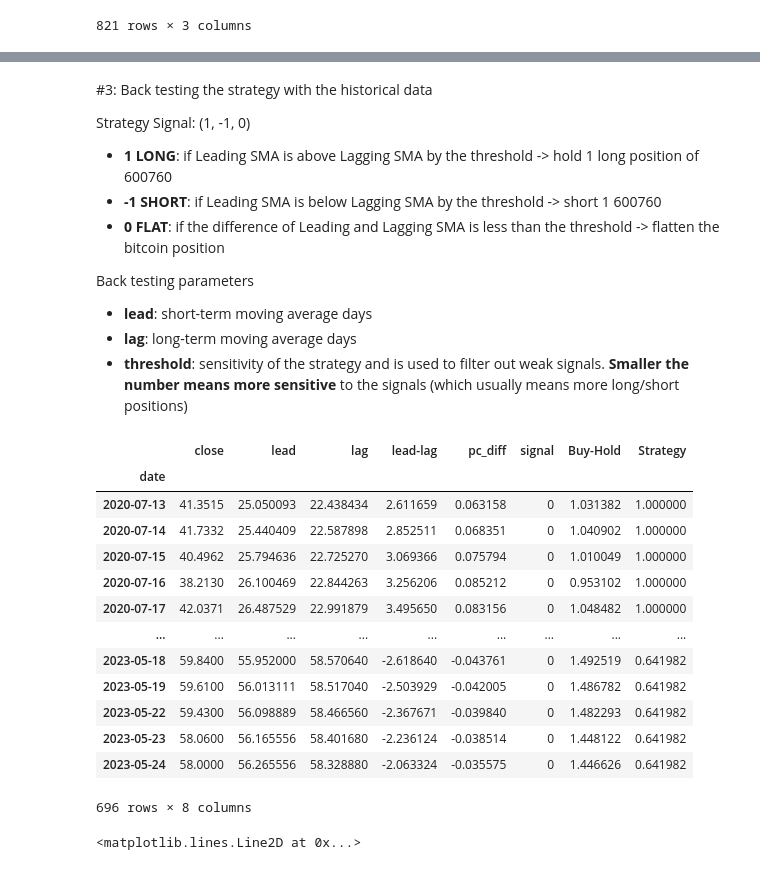
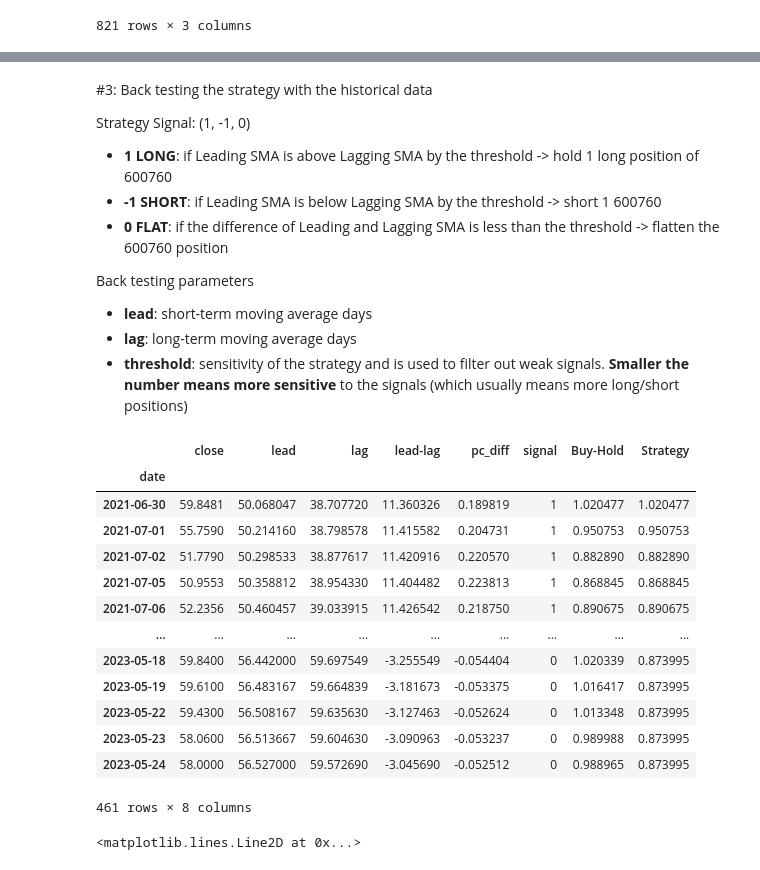
Before and after one commit to yufeili1/zhsf1, a Jupyter notebook: 600760_sma_and_machine_learning.ipynb, the cells around one changed output, grey strips where cells are left out. Cells and saved outputs as stored; diff of their text form; code cells hidden in the pictures.

```diff
--- a/600760_sma_and_machine_learning.ipynb
+++ b/600760_sma_and_machine_learning.ipynb
@@ -172,7 +182,7 @@ Strategy Signal: (1, -1, 0)
 
 *   **1 LONG**: if Leading SMA is above Lagging SMA by the threshold -> hold 1 long position of 600760
 *   **-1 SHORT**: if Leading SMA is below Lagging SMA by the threshold -> short 1 600760
-*   **0 FLAT**: if the difference of Leading and Lagging SMA is less than the threshold -> flatten the bitcoin position
+*   **0 FLAT**: if the difference of Leading and Lagging SMA is less than the threshold -> flatten the 600760 position
 
 
 Back testing parameters
@@ -182,29 +192,29 @@ Back testing parameters
 # %%
 #@title Run back testing with different parameters
 
-lead = 45 #@param {type:"integer"}
-lag = 125 #@param {type:"integer"}
-threshold = 0.08 #@param {type:"slider", min:0, max:0.5, step:0.01}
+lead = 60 #@param {type:"integer"}
+lag = 360 #@param {type:"integer"}
+threshold = 0.1 #@param {type:"slider", min:0, max:0.5, step:0.01}
 
 ma_df = test_ma(df, lead, lag, threshold).dropna()
 
 SMA_COLUMNS = ['close', 'lead', 'lag', 'lead-lag', 'pc_diff', 'signal', 'Buy-Hold', 'Strategy']
 ma_df[SMA_COLUMNS]
 # %% [output]
 |  | close | lead | lag | lead-lag | pc_diff | signal | Buy-Hold | Strategy |
 | date |  |  |  |  |  |  |  |  |
-| 2020-07-13 | 41.3515 | 25.050093 | 22.438434 | 2.611659 | 0.063158 | 0 | 1.031382 | 1.000000 |
-| 2020-07-14 | 41.7332 | 25.440409 | 22.587898 | 2.852511 | 0.068351 | 0 | 1.040902 | 1.000000 |
-| 2020-07-15 | 40.4962 | 25.794636 | 22.725270 | 3.069366 | 0.075794 | 0 | 1.010049 | 1.000000 |
-| 2020-07-16 | 38.2130 | 26.100469 | 22.844263 | 3.256206 | 0.085212 | 0 | 0.953102 | 1.000000 |
-| 2020-07-17 | 42.0371 | 26.487529 | 22.991879 | 3.495650 | 0.083156 | 0 | 1.048482 | 1.000000 |
+| 2021-06-30 | 59.8481 | 50.068047 | 38.707720 | 11.360326 | 0.189819 | 1 | 1.020477 | 1.020477 |
+| 2021-07-01 | 55.7590 | 50.214160 | 38.798578 | 11.415582 | 0.204731 | 1 | 0.950753 | 0.950753 |
+| 2021-07-02 | 51.7790 | 50.298533 | 38.877617 | 11.420916 | 0.220570 | 1 | 0.882890 | 0.882890 |
+| 2021-07-05 | 50.9553 | 50.358812 | 38.954330 | 11.404482 | 0.223813 | 1 | 0.868845 | 0.868845 |
+| 2021-07-06 | 52.2356 | 50.460457 | 39.033915 | 11.426542 | 0.218750 | 1 | 0.890675 | 0.890675 |
 | ... | ... | ... | ... | ... | ... | ... | ... | ... |
-| 2023-05-18 | 59.8400 | 55.952000 | 58.570640 | -2.618640 | -0.043761 | 0 | 1.492519 | 0.641982 |
-| 2023-05-19 | 59.6100 | 56.013111 | 58.517040 | -2.503929 | -0.042005 | 0 | 1.486782 | 0.641982 |
-| 2023-05-22 | 59.4300 | 56.098889 | 58.466560 | -2.367671 | -0.039840 | 0 | 1.482293 | 0.641982 |
-| 2023-05-23 | 58.0600 | 56.165556 | 58.401680 | -2.236124 | -0.038514 | 0 | 1.448122 | 0.641982 |
-| 2023-05-24 | 58.0000 | 56.265556 | 58.328880 | -2.063324 | -0.035575 | 0 | 1.446626 | 0.641982 |
+| 2023-05-18 | 59.8400 | 56.442000 | 59.697549 | -3.255549 | -0.054404 | 0 | 1.020339 | 0.873995 |
+| 2023-05-19 | 59.6100 | 56.483167 | 59.664839 | -3.181673 | -0.053375 | 0 | 1.016417 | 0.873995 |
+| 2023-05-22 | 59.4300 | 56.508167 | 59.635630 | -3.127463 | -0.052624 | 0 | 1.013348 | 0.873995 |
+| 2023-05-23 | 58.0600 | 56.513667 | 59.604630 | -3.090963 | -0.053237 | 0 | 0.989988 | 0.873995 |
+| 2023-05-24 | 58.0000 | 56.527000 | 59.572690 | -3.045690 | -0.052512 | 0 | 0.988965 | 0.873995 |
-696 rows × 8 columns
+461 rows × 8 columns
 # %%
 # Plot signal over "lead-lag" price difference (align at 0)
 # Plot signal as the left y-axis
```
Also changed, not shown: parts of 1 cell of this notebook.
